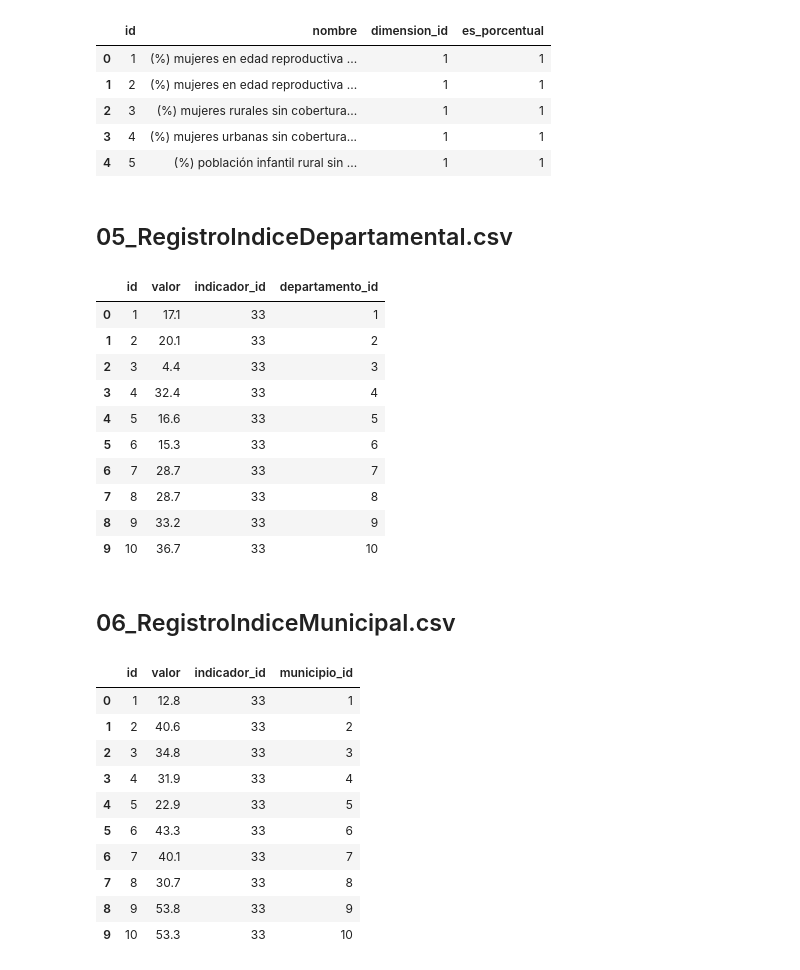
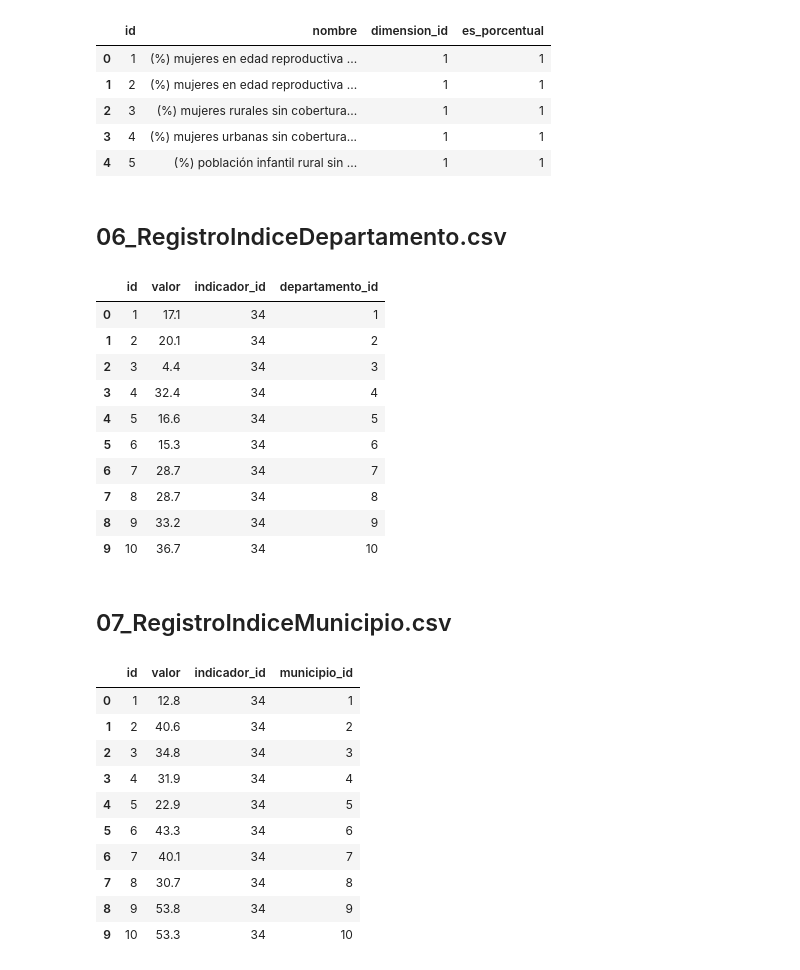
Before and after one commit to jairoruizsaenz/django_proyecto_salud, a Jupyter notebook: django_app/data_inicial/Data processing.ipynb, the cells around one changed output. Drawn from its saved outputs; the diff is of its cells as text; code cells hidden in the pictures.

```diff
--- a/django_app/data_inicial/Data processing.ipynb
+++ b/django_app/data_inicial/Data processing.ipynb
@@ -13,6 +13,8 @@ import csv
 # %%
 dep_df_temp = pd.read_excel('datos_diana/Indicadores2021_departamentos.xlsx')
 mun_df_temp = pd.read_excel('datos_diana/Indicadores2021_municipios.xlsx')
+man_df_temp = pd.read_csv('datos_diana/Indicadores2021_manzanas.csv',
+                            usecols = ['DIVIPOLA', 'Valor', 'Dimensión', 'Nombre_tablero'])
 # %% [markdown]
 ## 01_Departamentos.csv
 # %%
@@ -84,7 +121,8 @@ mun_df.head(10)
 # %%
-dim_df = pd.concat([dep_df_temp['Dimensión'], mun_df_temp['Dimensión']]).to_frame()
+dim_df = pd.concat([dep_df_temp['Dimensión'], mun_df_temp['Dimensión'], mun_df_temp['Dimensión']]).to_frame()
 dim_df.rename(columns = {'Dimensión':'nombre'}, inplace = True)
 dim_df['nombre'] = dim_df['nombre'].replace('Ind_Pobreza_Multidimensional','Indice de Pobreza Multidimensional y tasas mortalidad')
+dim_df['nombre'] = dim_df['nombre'].replace('Indice de Pobreza Multidimensional','Indice de Pobreza Multidimensional y tasas mortalidad')
 dim_df['nombre'] = dim_df['nombre'].str.strip().str.capitalize()
 dim_df = dim_df.drop_duplicates();
 dim_df.sort_values(by=['nombre'], inplace=True)
@@ -94,9 +132,9 @@ dim_df.reset_index(inplace=True)
 dim_df['index'] = dim_df['index'] + 1
 
 dim_df.rename(columns = {'index':'id'}, inplace = True)
-# dim_df.to_excel('./03_Dimensiones.xlsx', index=False)
-dim_df.to_csv('./03_Dimensiones.csv', index=False, quotechar='"', quoting=csv.QUOTE_NONNUMERIC)
-dim_df.head(10)
+# dim_df.to_excel('./04_Dimensiones.xlsx', index=False)
+dim_df.to_csv('./04_Dimensiones.csv', index=False, quotechar='"', quoting=csv.QUOTE_NONNUMERIC)
+dim_df.head(100)
 # %% [output]
 |  | id | nombre |
 | 0 | 1 | Accesibilidad |
@@ -113,9 +151,14 @@ def es_porcentual(indicador):
         return 1
     return 0
 
-ind_df = pd.concat([dep_df_temp[['Dimensión', 'Nombre_tablero']], mun_df_temp[['Dimensión', 'Nombre_tablero']]])
+ind_df = pd.concat([
+    dep_df_temp[['Dimensión', 'Nombre_tablero']],
+    mun_df_temp[['Dimensión', 'Nombre_tablero']],
+    man_df_temp[['Dimensión', 'Nombre_tablero']]
+])
 ind_df.rename(columns = {'Dimensión':'dimension', 'Nombre_tablero':'indicador'}, inplace = True)
 ind_df['dimension'] = ind_df['dimension'].replace('Ind_Pobreza_Multidimensional','Indice de Pobreza Multidimensional y tasas mortalidad')
+ind_df['dimension'] = ind_df['dimension'].replace('Indice de Pobreza Multidimensional','Indice de Pobreza Multidimensional y tasas mortalidad')
 ind_df['dimension'] = ind_df['dimension'].str.strip().str.capitalize()
 ind_df['indicador'] = ind_df['indicador'].replace("% \'", "(%) ", regex=True)
 ind_df['indicador'] = ind_df['indicador'].str.strip().str.capitalize()
@@ -131,8 +174,8 @@ ind_df['index'] = ind_df['index'] + 1
 
 ind_df = ind_df[['index', 'indicador', 'id', 'es_porcentual']]
 ind_df.rename(columns = {'id':'dimension_id', 'index':'id', 'indicador':'nombre'}, inplace = True)
-# ind_df.to_excel('./04_Indicadores.xlsx', index=False)
-ind_df.to_csv('./04_Indicadores.csv', index=False, quotechar='"', quoting=csv.QUOTE_NONNUMERIC)
+# ind_df.to_excel('./05_Indicadores.xlsx', index=False)
+ind_df.to_csv('./05_Indicadores.csv', index=False, quotechar='"', quoting=csv.QUOTE_NONNUMERIC)
 ind_df.head()
 # %% [output]
 |  | id | nombre | dimension_id | es_porcentual |
@@ -142,47 +185,45 @@ ind_df.head()
 | 3 | 4 | (%) mujeres urbanas sin cobertura... | 1 | 1 |
 | 4 | 5 | (%) población infantil rural sin ... | 1 | 1 |
 # %% [markdown]
-## 05_RegistroIndiceDepartamental.csv
+## 06_RegistroIndiceDepartamento.csv
 # %%
-# dep_df_temp
-
 reg_dep = dep_df_temp.copy()
 reg_dep = reg_dep[['DIVIPOLA', 'Nombre_tablero', 'Valor']]
 
 reg_dep['DIVIPOLA'] = reg_dep['DIVIPOLA'].astype(str).str.zfill(2)
 reg_dep = reg_dep.merge(dep_df[['id', 'divipola']], left_on='DIVIPOLA', right_on='divipola', how='left')
 reg_dep.drop(['DIVIPOLA', 'divipola'], axis=1, inplace=True)
 reg_dep.rename(columns = {'id':'departamento_id'}, inplace = True)
 
 reg_dep['Nombre_tablero'] = reg_dep['Nombre_tablero'].replace("% \'", "(%) ", regex=True)
 reg_dep['Nombre_tablero'] = reg_dep['Nombre_tablero'].str.strip().str.capitalize()
 reg_dep = reg_dep.merge(ind_df[['id', 'nombre']], left_on='Nombre_tablero', right_on='nombre', how='left')
 reg_dep.drop(['nombre', 'Nombre_tablero'], axis=1, inplace=True)
 reg_dep.rename(columns = {'id':'indicador_id'}, inplace = True)
 
 reg_dep.reset_index(drop=True, inplace=True)
 reg_dep.reset_index(inplace=True)
 reg_dep['index'] = reg_dep['index'] + 1
 
 reg_dep = reg_dep[['index', 'Valor', 'indicador_id', 'departamento_id']]
 reg_dep.rename(columns = {'index':'id', 'Valor':'valor'}, inplace = True)
-# reg_dep.to_excel('./05_RegistroIndiceDepartamental.xlsx', index=False)
-reg_dep.to_csv('./05_RegistroIndiceDepartamental.csv', index=False, quotechar='"', quoting=csv.QUOTE_NONNUMERIC)
+# reg_dep.to_excel('./06_RegistroIndiceDepartamento.xlsx', index=False)
+reg_dep.to_csv('./06_RegistroIndiceDepartamento.csv', index=False, quotechar='"', quoting=csv.QUOTE_NONNUMERIC)
 reg_dep.head(10)
 # %% [output]
 |  | id | valor | indicador_id | departamento_id |
-| 0 | 1 | 17.1 | 33 | 1 |
-| 1 | 2 | 20.1 | 33 | 2 |
-| 2 | 3 | 4.4 | 33 | 3 |
-| 3 | 4 | 32.4 | 33 | 4 |
-| 4 | 5 | 16.6 | 33 | 5 |
-| 5 | 6 | 15.3 | 33 | 6 |
-| 6 | 7 | 28.7 | 33 | 7 |
-| 7 | 8 | 28.7 | 33 | 8 |
-| 8 | 9 | 33.2 | 33 | 9 |
-| 9 | 10 | 36.7 | 33 | 10 |
+| 0 | 1 | 17.1 | 34 | 1 |
+| 1 | 2 | 20.1 | 34 | 2 |
+| 2 | 3 | 4.4 | 34 | 3 |
+| 3 | 4 | 32.4 | 34 | 4 |
+| 4 | 5 | 16.6 | 34 | 5 |
+| 5 | 6 | 15.3 | 34 | 6 |
+| 6 | 7 | 28.7 | 34 | 7 |
+| 7 | 8 | 28.7 | 34 | 8 |
+| 8 | 9 | 33.2 | 34 | 9 |
+| 9 | 10 | 36.7 | 34 | 10 |
 # %% [markdown]
-## 06_RegistroIndiceMunicipal.csv
+## 07_RegistroIndiceMunicipio.csv
 # %%
 reg_mun = mun_df_temp.copy()
 reg_mun = reg_mun[['DIVIPOLA', 'Nombre_tablero', 'Valor']]
@@ -204,18 +245,18 @@ reg_mun['index'] = reg_mun['index'] + 1
 
 reg_mun = reg_mun[['index', 'Valor', 'indicador_id', 'municipio_id']]
 reg_mun.rename(columns = {'index':'id', 'Valor':'valor'}, inplace = True)
-# reg_mun.to_excel('./06_RegistroIndiceMunicipal.xlsx', index=False)
-reg_mun.to_csv('./06_RegistroIndiceMunicipal.csv', index=False, quotechar='"', quoting=csv.QUOTE_NONNUMERIC)
+# reg_mun.to_excel('./07_RegistroIndiceMunicipio.xlsx', index=False)
+reg_mun.to_csv('./07_RegistroIndiceMunicipio.csv', index=False, quotechar='"', quoting=csv.QUOTE_NONNUMERIC)
 reg_mun.head(10)
 # %% [output]
 |  | id | valor | indicador_id | municipio_id |
-| 0 | 1 | 12.8 | 33 | 1 |
-| 1 | 2 | 40.6 | 33 | 2 |
-| 2 | 3 | 34.8 | 33 | 3 |
-| 3 | 4 | 31.9 | 33 | 4 |
-| 4 | 5 | 22.9 | 33 | 5 |
-| 5 | 6 | 43.3 | 33 | 6 |
-| 6 | 7 | 40.1 | 33 | 7 |
-| 7 | 8 | 30.7 | 33 | 8 |
-| 8 | 9 | 53.8 | 33 | 9 |
-| 9 | 10 | 53.3 | 33 | 10 |
+| 0 | 1 | 12.8 | 34 | 1 |
+| 1 | 2 | 40.6 | 34 | 2 |
+| 2 | 3 | 34.8 | 34 | 3 |
+| 3 | 4 | 31.9 | 34 | 4 |
+| 4 | 5 | 22.9 | 34 | 5 |
+| 5 | 6 | 43.3 | 34 | 6 |
+| 6 | 7 | 40.1 | 34 | 7 |
+| 7 | 8 | 30.7 | 34 | 8 |
+| 8 | 9 | 53.8 | 34 | 9 |
+| 9 | 10 | 53.3 | 34 | 10 |
```
Also changed, not shown: parts of 6 cells of this notebook, 4 other files.
